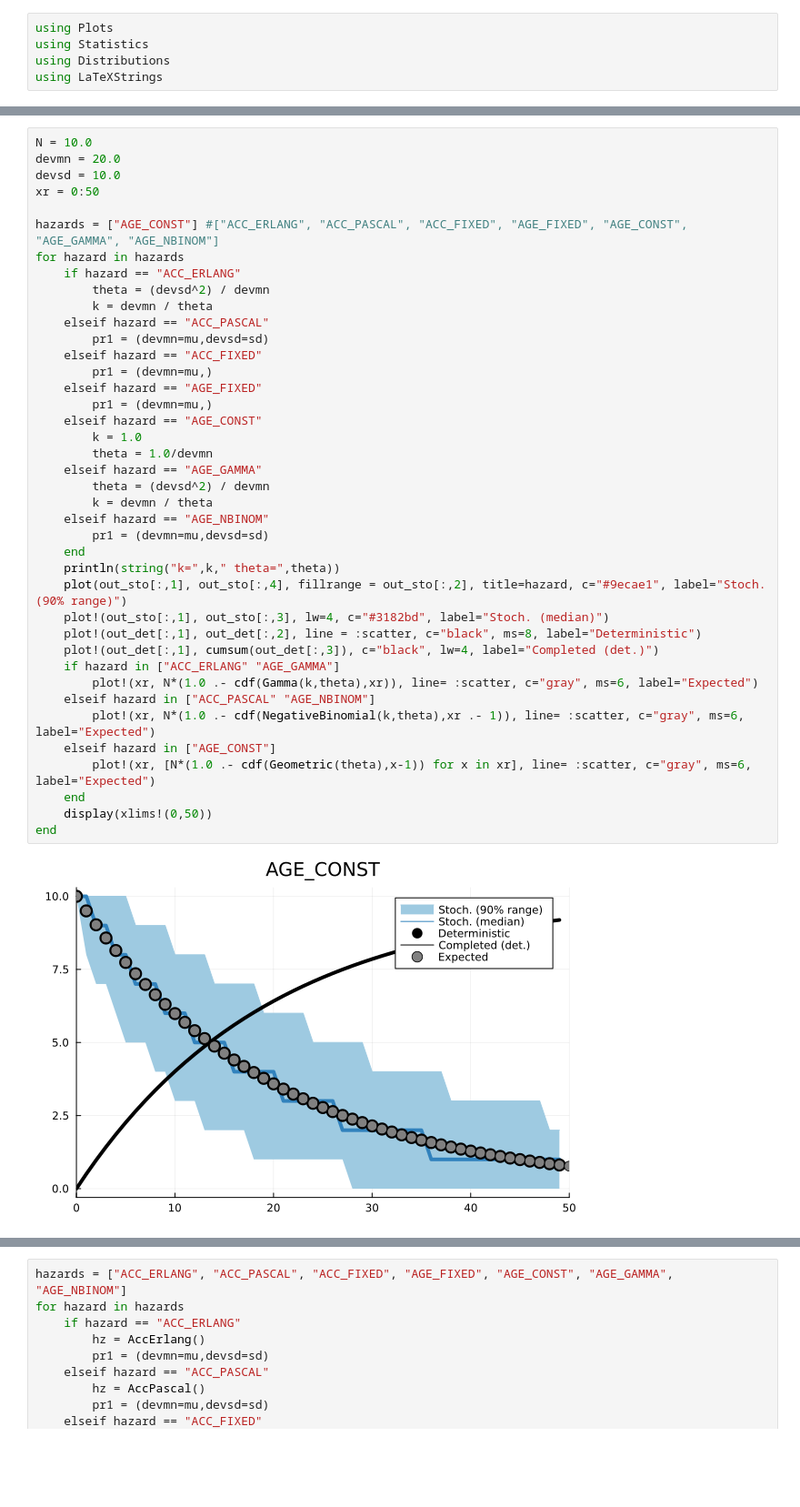
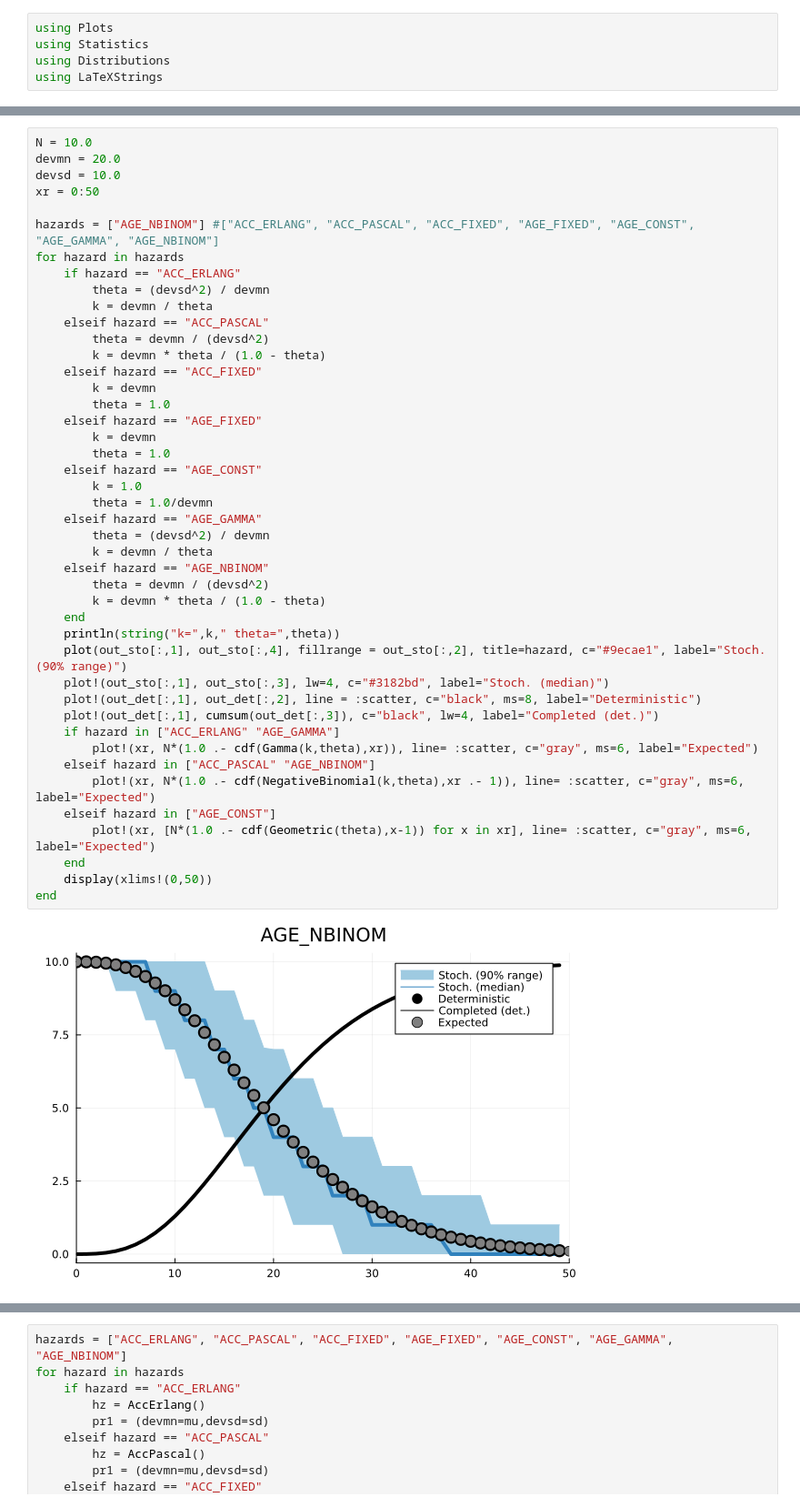
Before and after one commit to kerguler/Population, a Jupyter notebook: docs/examples/demo.ipynb, the cells around one changed output, grey strips where cells are left out. Shown at 91% size. Cells and saved outputs as stored; diff of their text form; blank space fills up the shorter version.

```diff
--- a/docs/examples/demo.ipynb
+++ b/docs/examples/demo.ipynb
@@ -39,39 +39,43 @@ devmn = 20.0
 devsd = 10.0
 xr = 0:50
 
-hazards = ["AGE_CONST"] #["ACC_ERLANG", "ACC_PASCAL", "ACC_FIXED", "AGE_FIXED", "AGE_CONST", "AGE_GAMMA", "AGE_NBINOM"]
+hazards = ["AGE_NBINOM"] #["ACC_ERLANG", "ACC_PASCAL", "ACC_FIXED", "AGE_FIXED", "AGE_CONST", "AGE_GAMMA", "AGE_NBINOM"]
 for hazard in hazards
     if hazard == "ACC_ERLANG"
         theta = (devsd^2) / devmn
         k = devmn / theta
     elseif hazard == "ACC_PASCAL"
-        pr1 = (devmn=mu,devsd=sd)
+        theta = devmn / (devsd^2)
+        k = devmn * theta / (1.0 - theta)
     elseif hazard == "ACC_FIXED"
-        pr1 = (devmn=mu,)
+        k = devmn
+        theta = 1.0
     elseif hazard == "AGE_FIXED"
-        pr1 = (devmn=mu,)
+        k = devmn
+        theta = 1.0
     elseif hazard == "AGE_CONST"
         k = 1.0
         theta = 1.0/devmn
     elseif hazard == "AGE_GAMMA"
         theta = (devsd^2) / devmn
         k = devmn / theta
     elseif hazard == "AGE_NBINOM"
-        pr1 = (devmn=mu,devsd=sd)
+        theta = devmn / (devsd^2)
+        k = devmn * theta / (1.0 - theta)
     end
     println(string("k=",k," theta=",theta))
     plot(out_sto[:,1], out_sto[:,4], fillrange = out_sto[:,2], title=hazard, c="#9ecae1", label="Stoch. (90% range)")
     plot!(out_sto[:,1], out_sto[:,3], lw=4, c="#3182bd", label="Stoch. (median)")
     plot!(out_det[:,1], out_det[:,2], line = :scatter, c="black", ms=8, label="Deterministic")
     plot!(out_det[:,1], cumsum(out_det[:,3]), c="black", lw=4, label="Completed (det.)")
     if hazard in ["ACC_ERLANG" "AGE_GAMMA"]
         plot!(xr, N*(1.0 .- cdf(Gamma(k,theta),xr)), line= :scatter, c="gray", ms=6, label="Expected")
     elseif hazard in ["ACC_PASCAL" "AGE_NBINOM"]
         plot!(xr, N*(1.0 .- cdf(NegativeBinomial(k,theta),xr .- 1)), line= :scatter, c="gray", ms=6, label="Expected")
     elseif hazard in ["AGE_CONST"]
         plot!(xr, [N*(1.0 .- cdf(Geometric(theta),x-1)) for x in xr], line= :scatter, c="gray", ms=6, label="Expected")
     end
     display(xlims!(0,50))
 end
 # %% [output]
-[figure, old version]
+[figure, new version]
```
Also changed, not shown: parts of 2 cells of this notebook, 10 other files.
